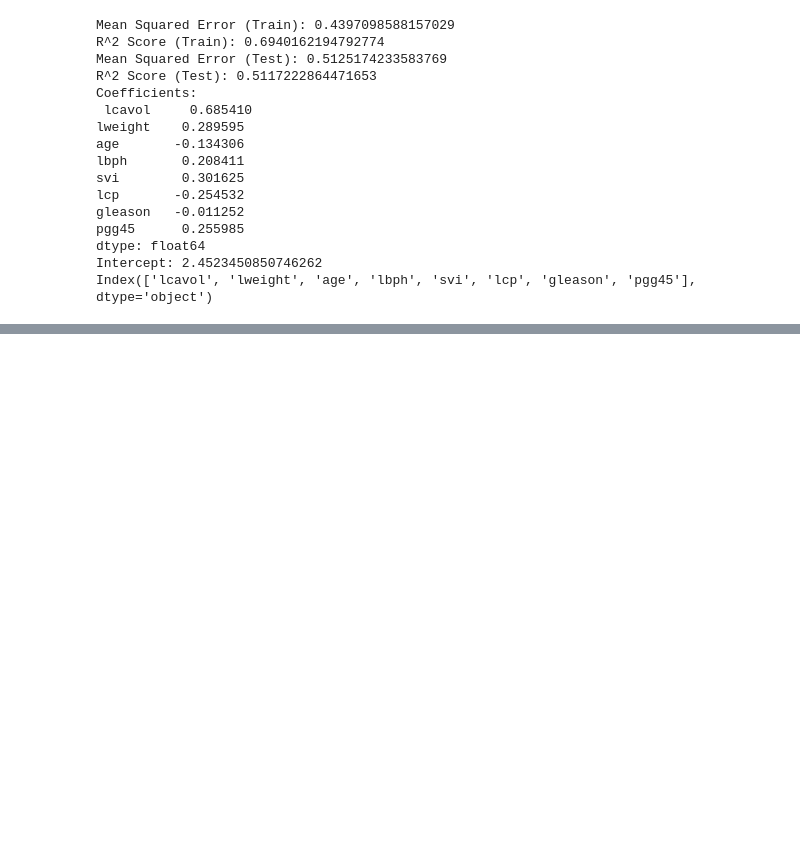
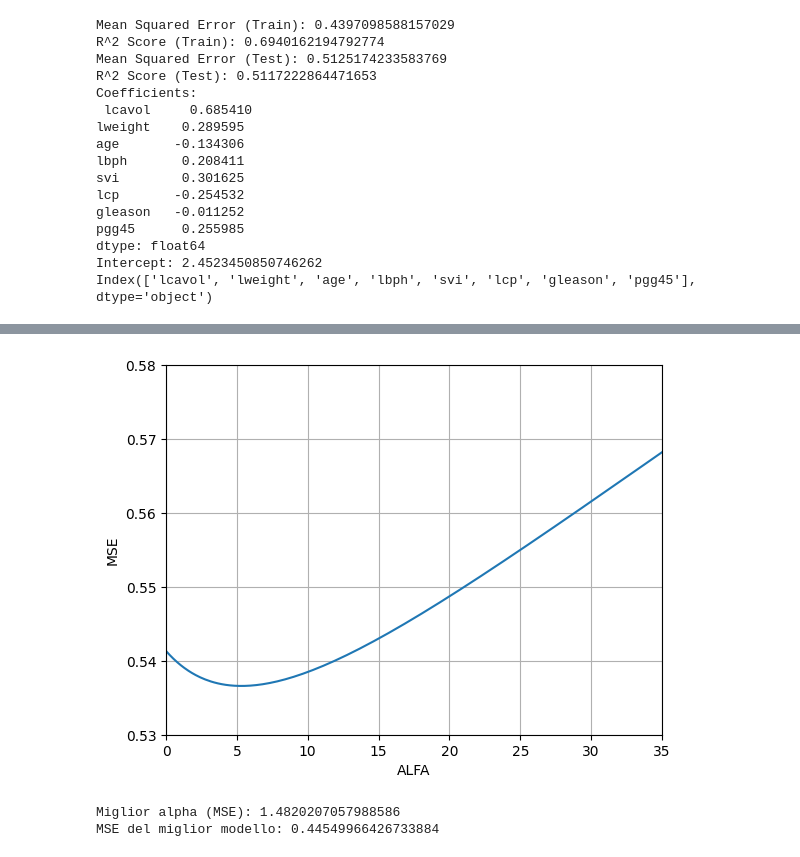
Before and after one commit to gonarec/statistical_learn, a Jupyter notebook: sl-ex4-prostatecancer-arragoni.ipynb, the cells around one changed output, grey strips where cells are left out. Saved outputs shown, nothing was run; the diff lists cells and outputs as text; code cells hidden in the pictures; blank space fills up the shorter version.

```diff
--- a/sl-ex4-prostatecancer-arragoni.ipynb
+++ b/sl-ex4-prostatecancer-arragoni.ipynb
@@ -124,0 +182,27 @@ plt.show()
+# %%
+plt.plot(alphas,average_cv_error)
+
+plt.ylim(0.53, 0.58)
+plt.xlim(0.0, 35)
+plt.ylabel("MSE")
+plt.xlabel("ALFA")
+plt.grid(True)
+plt.show()
+# %% [output]
+[figure, added]
+# %%
+ridge_cv_mse = RidgeCV(alphas=alphas, scoring='neg_mean_squared_error', cv=10)
+
+# Addestrare il modello
+ridge_cv_mse.fit(predictors, lpsa)
+
+# Stampa il miglior valore di alfa
+print(f"Miglior alpha (MSE): {ridge_cv_mse.alpha_}")
+
+# Esempio di come utilizzare il miglior modello
+predictions_mse = ridge_cv_mse.predict(predictors)
+mse_mse = mean_squared_error(lpsa, predictions_mse)
+print(f"MSE del miglior modello: {mse_mse}")
+# %% [output]
+Miglior alpha (MSE): 1.4820207057988586
+MSE del miglior modello: 0.44549966426733884
```
Also changed, not shown: parts of 5 cells of this notebook.
